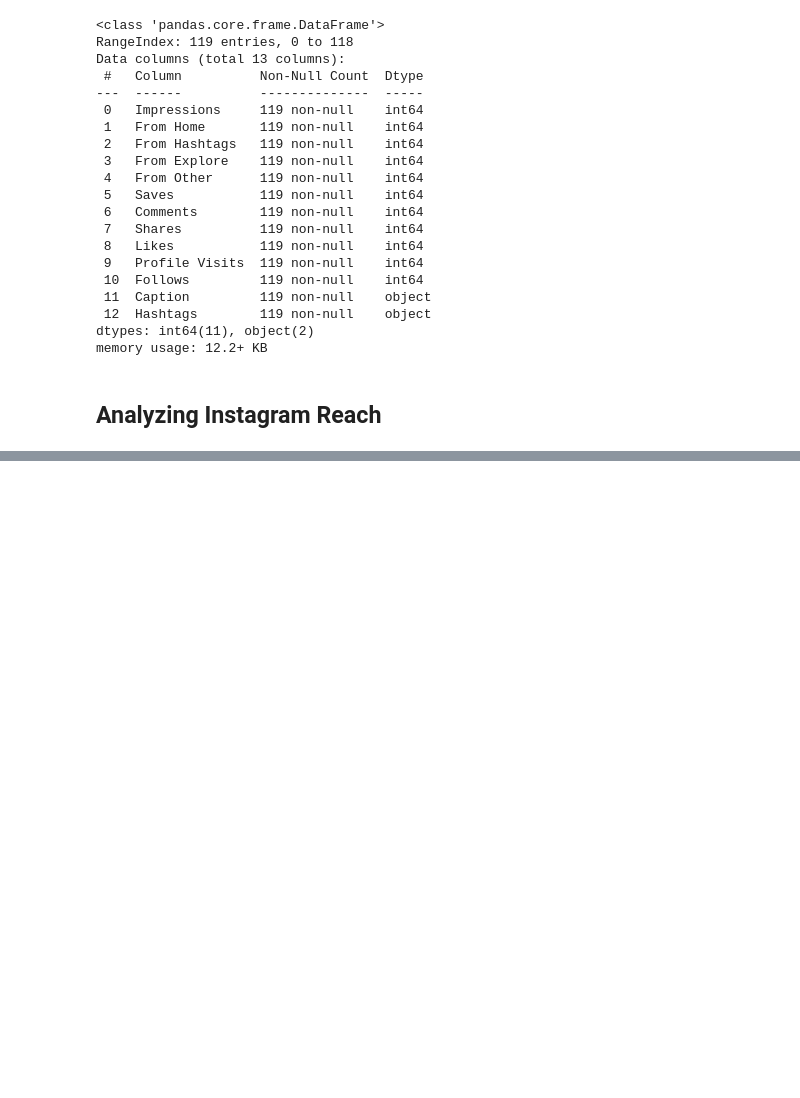
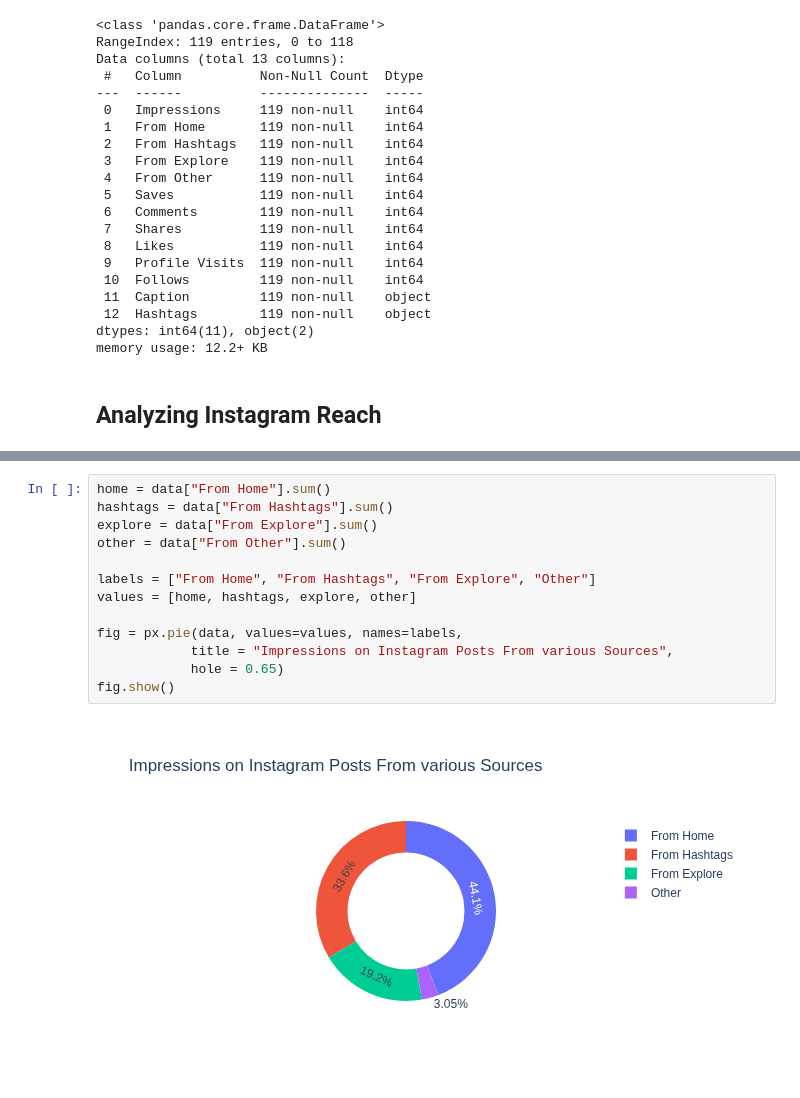
Before and after one commit to 5joe/python_machine_and_deep_learning, a Jupyter notebook: instagram_reactions_ML/instagram_reach_analysis.ipynb, the cells around one changed output, grey strips where cells are left out. Saved outputs shown, nothing was run; the diff lists cells and outputs as text; blank space fills up the shorter version.

```diff
--- a/instagram_reactions_ML/instagram_reach_analysis.ipynb
+++ b/instagram_reactions_ML/instagram_reach_analysis.ipynb
@@ -98,0 +149,15 @@ https://gist.github.com/mwaskom/de44147ed2974457ad6372750bbe5751
+# %%
+home = data["From Home"].sum()
+hashtags = data["From Hashtags"].sum()
+explore = data["From Explore"].sum()
+other = data["From Other"].sum()
+
+labels = ["From Home", "From Hashtags", "From Explore", "Other"]
+values = [home, hashtags, explore, other]
+
+fig = px.pie(data, values=values, names=labels,
+            title = "Impressions on Instagram Posts From various Sources",
+            hole = 0.65)
+fig.show()
+# %% [output]
+[figure, added]
```
Also changed, not shown: parts of 27 cells of this notebook, 3 other files.
